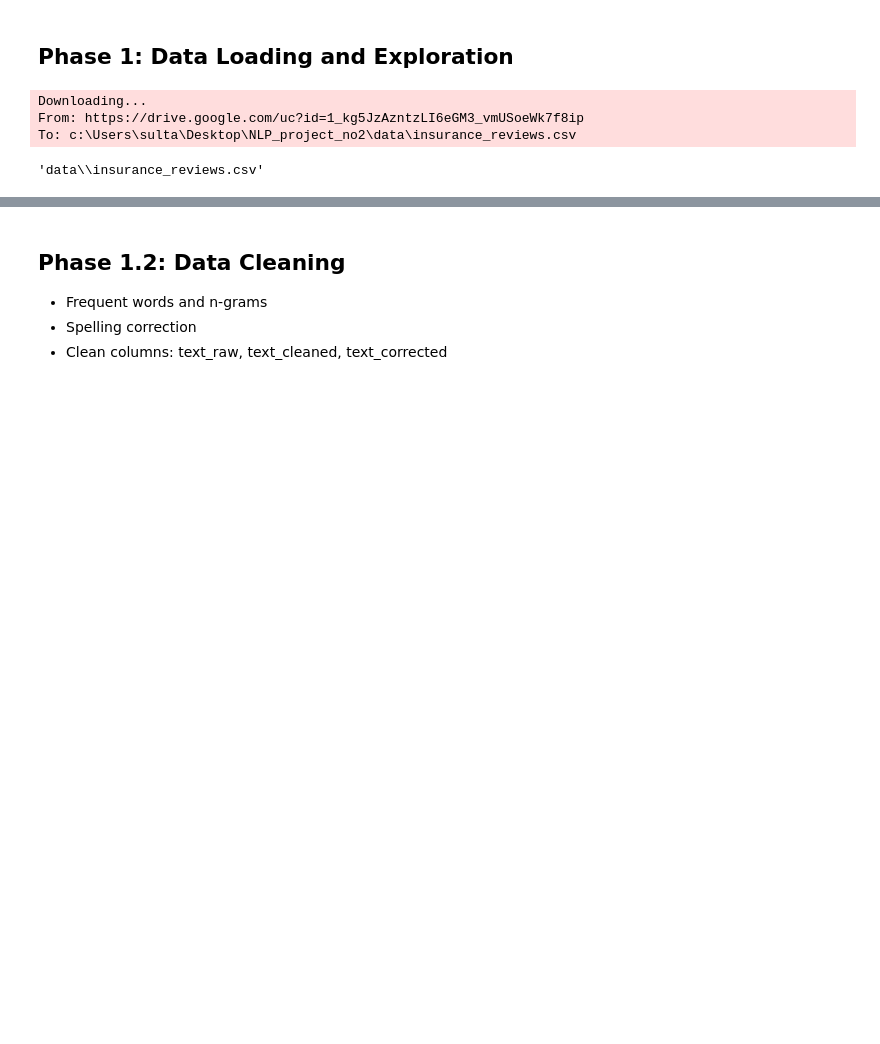
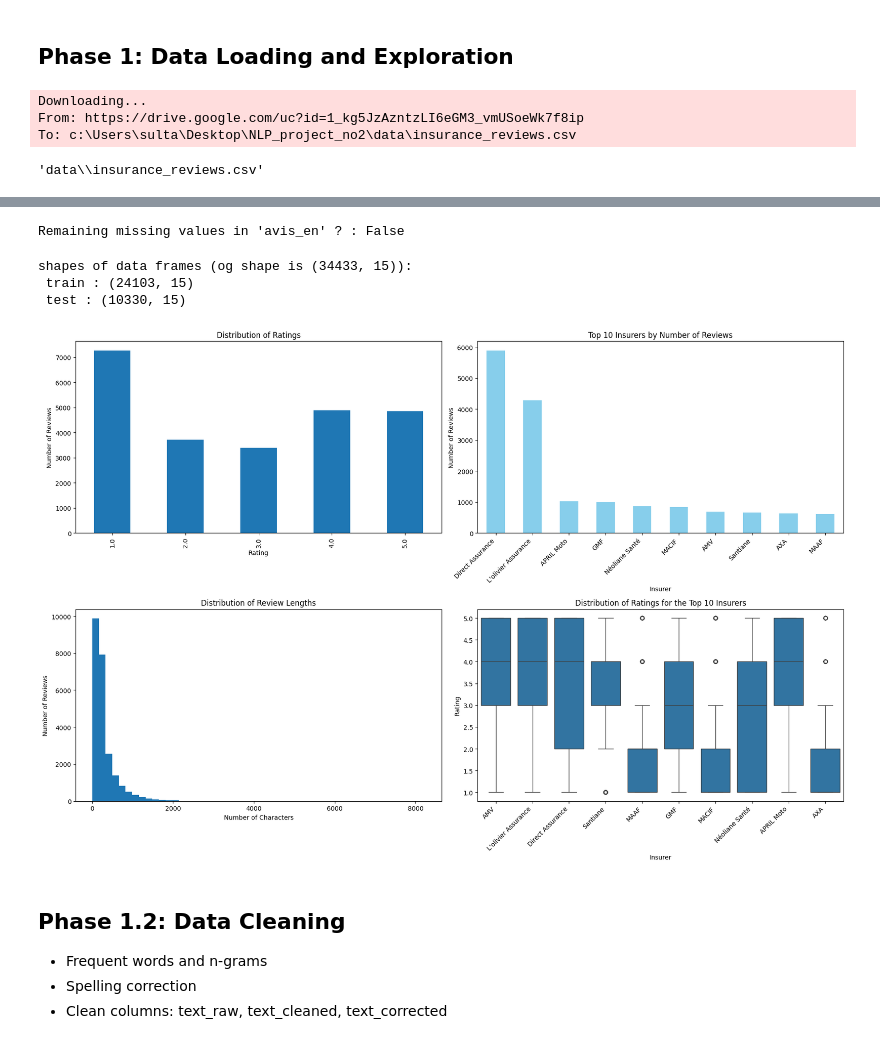
Before and after one commit to GabrielSultan/NLP_project_no2, a Jupyter notebook: nlp_insurance_reviews.ipynb, the cells around one changed output, grey strips where cells are left out. Cells and saved outputs as stored; diff of their text form; code cells hidden in the pictures; blank space fills up the shorter version.

```diff
--- a/nlp_insurance_reviews.ipynb
+++ b/nlp_insurance_reviews.ipynb
@@ -123,3 +79,65 @@ plt.show()
+# %%
+# the 10331 missing values are from type = 'test' rows so this is not an issue here
+# Missing values in the 'auteur' column is negligible
+# we won't use 'avis_cor' and 'avis_cor_en'
+# we just delete rows with missing 'avis_en'
+
+df = df.dropna(subset=['avis_en'])
+print("Remaining missing values in 'avis_en' ? :", df['avis_en'].isna().any())
+# %% [output]
+Remaining missing values in 'avis_en' ? : False
+# %%
+# the train/test is native in the dataset given
+# it represents an 70/30 split
+df_train = df[df['type']=='train']
+df_test = df[df['type']=='test']
+print(f"shapes of data frames (og shape is {df.shape}):\n train : {df_train.shape} \n test : {df_test.shape}")
+# %% [output]
+shapes of data frames (og shape is (34433, 15)):
+ train : (24103, 15)
+ test : (10330, 15)
+# %%
+# Create a 2x2 grid of subplots
+fig, axes = plt.subplots(2, 2, figsize=(18, 12))
+plt.subplots_adjust(wspace=0.3, hspace=0.4)
+
+# --- Distribution of Ratings
+df_train["note"].value_counts().sort_index().plot(kind="bar", ax=axes[0, 0])
+axes[0, 0].set_title("Distribution of Ratings")
+axes[0, 0].set_xlabel("Rating")
+axes[0, 0].set_ylabel("Number of Reviews")
+
+# --- Top 10 Insurers by Number of Reviews
+top_insurers = df_train["assureur"].value_counts().head(10)
+top_insurers.plot(kind="bar", color="skyblue", ax=axes[0, 1])
+axes[0, 1].set_title("Top 10 Insurers by Number of Reviews")
+axes[0, 1].set_xlabel("Insurer")
+axes[0, 1].set_ylabel("Number of Reviews")
+axes[0, 1].set_xticklabels(axes[0, 1].get_xticklabels(), rotation=45, ha='right')
+
+# --- Distribution of Review Lengths
+df["review_length_en"] = df_train["avis_en"].str.len()
+axes[1, 0].hist(df["review_length_en"].dropna(), bins=50)
+axes[1, 0].set_title("Distribution of Review Lengths")
+axes[1, 0].set_xlabel("Number of Characters")
+axes[1, 0].set_ylabel("Number of Reviews")
+
+# --- Distribution of Ratings for Top 10 Insurers
+sns.boxplot(
+    data=df[df["assureur"].isin(top_insurers.index)],
+    x="assureur",
+    y="note",
+    ax=axes[1, 1]
+)
+axes[1, 1].set_title("Distribution of Ratings for the Top 10 Insurers")
+axes[1, 1].set_xlabel("Insurer")
+axes[1, 1].set_ylabel("Rating")
+axes[1, 1].set_xticklabels(axes[1, 1].get_xticklabels(), rotation=45, ha='right')
+
+plt.tight_layout()
+plt.show()
+# %% [output]
+[figure, added]
 # %% [markdown]
 ## Phase 1.2: Data Cleaning
 
```
Also changed, not shown: parts of 40 cells of this notebook.
